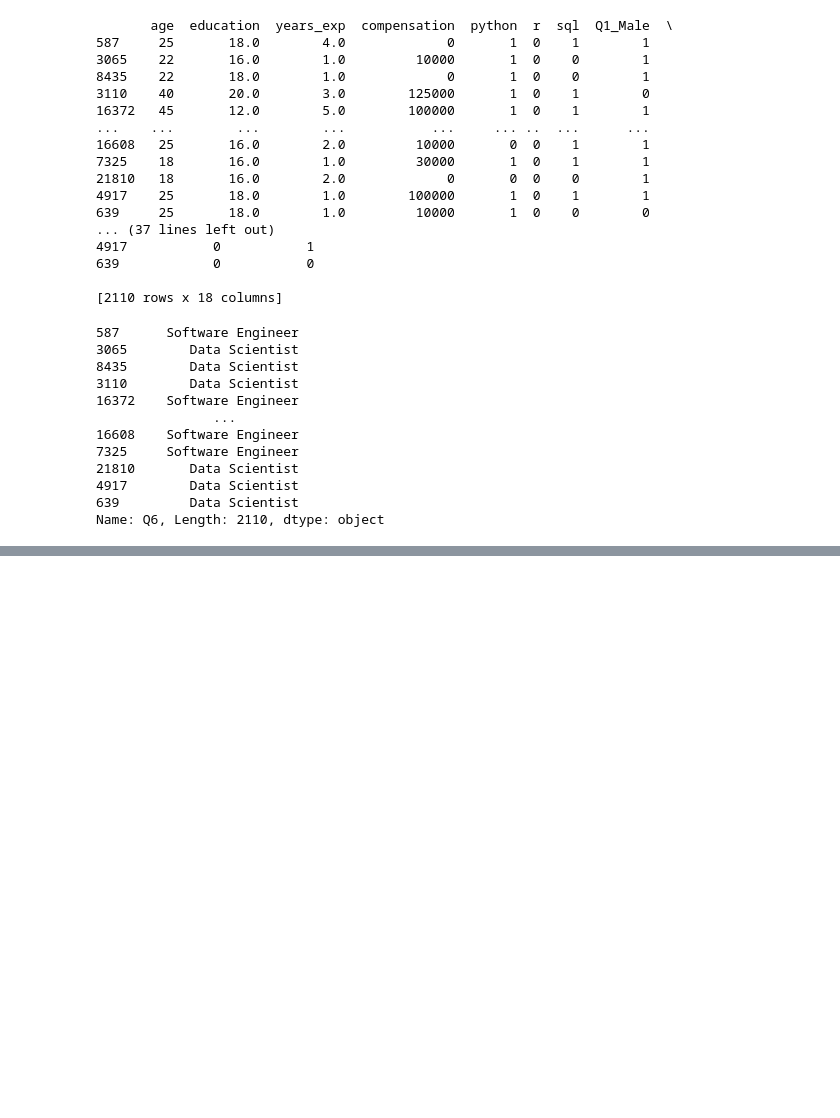
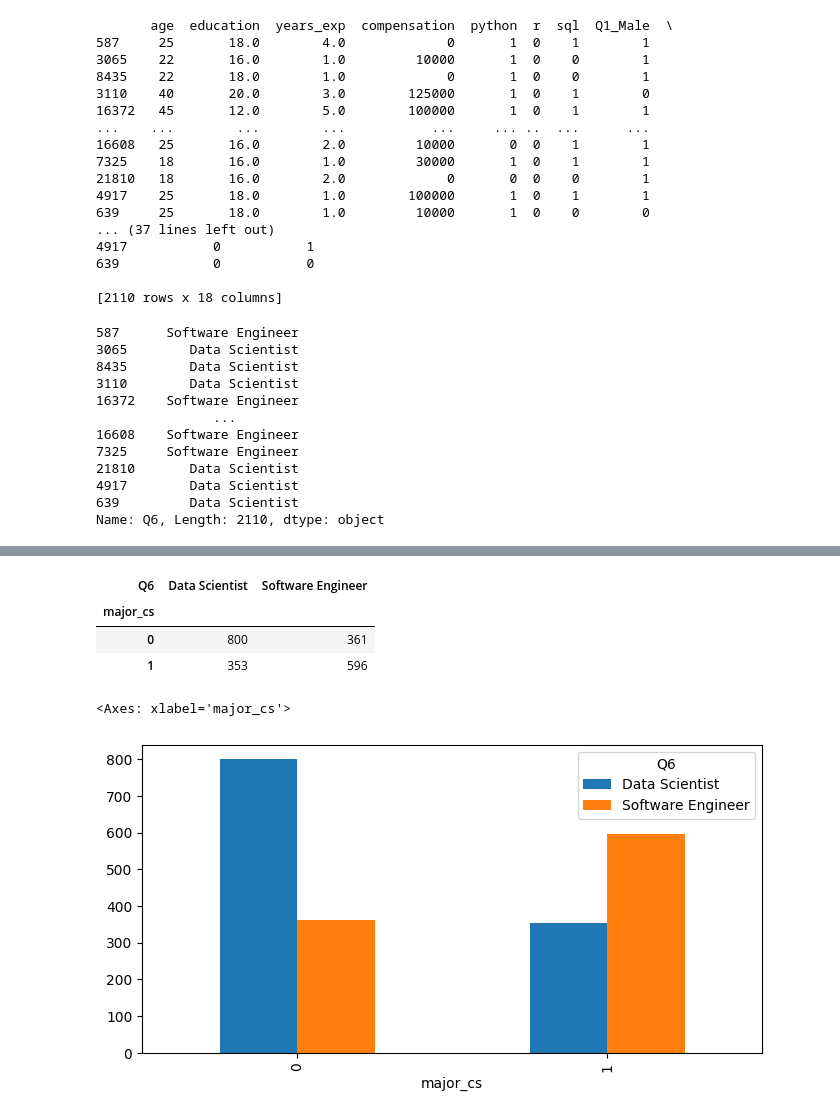
Before and after one commit to mackomarcin82/XGBoost, a Jupyter notebook: XGB2.ipynb, the cells around one changed output, grey strips where cells are left out. Cells and saved outputs as stored; diff of their text form; code cells hidden in the pictures; blank space fills up the shorter version.

```diff
--- a/XGB2.ipynb
+++ b/XGB2.ipynb
@@ -249,0 +336,19 @@ Name: Q6, Length: 2110, dtype: object
+# %%
+pd.crosstab(index=X_train['major_cs'],
+            columns=kag_y)
+# %% [output]
+| Q6 | Data Scientist | Software Engineer |
+| major_cs |  |  |
+| 0 | 800 | 361 |
+| 1 | 353 | 596 |
+# %%
+fig, ax = plt.subplots(figsize=(8, 4))
+
+(
+pd.crosstab(index=X_train['major_cs'],
+            columns=kag_y)
+.plot.bar(ax=ax)
+)
+# %% [output]
+<Axes: xlabel='major_cs'>
+[figure, added]
```
Also changed, not shown: parts of 11 cells of this notebook.
